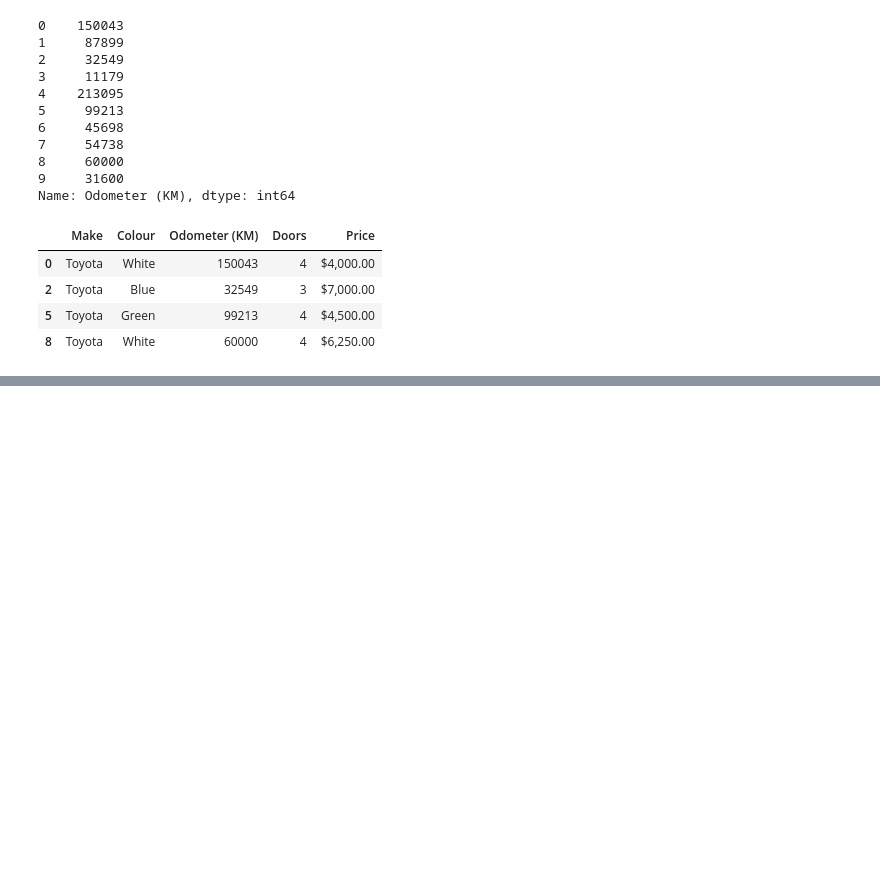
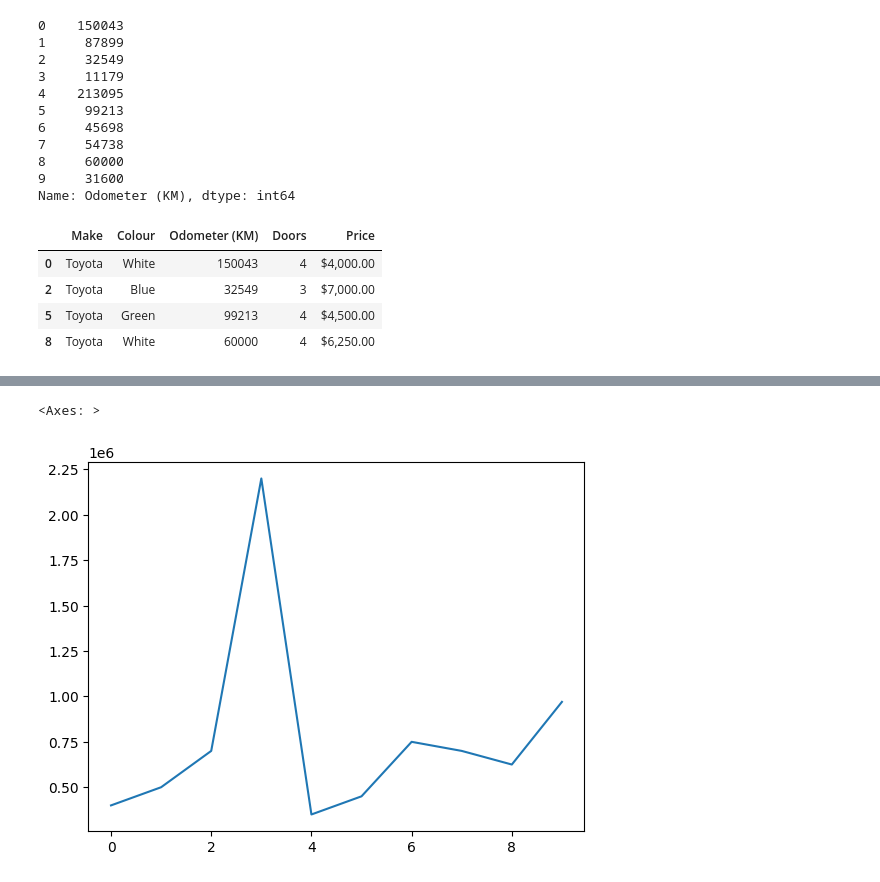
Before and after one commit to necatiiemre/MachineLearningDataScience, a Jupyter notebook: IntroductionPandas/introduction-to-pandas.ipynb, the cells around one changed output, grey strips where cells are left out. Cells and saved outputs as stored; diff of their text form; code cells hidden in the pictures; blank space fills up the shorter version.

```diff
--- a/IntroductionPandas/introduction-to-pandas.ipynb
+++ b/IntroductionPandas/introduction-to-pandas.ipynb
@@ -210,0 +242,6 @@ car_sales[car_sales["Make"] == "Toyota"]
+# %%
+car_sales["Price"] = car_sales["Price"].astype(str).replace('[$,.]', '', regex=True).astype(int)
+car_sales["Price"].plot()
+# %% [output]
+<Axes: >
+[figure, added]
```
Also changed, not shown: parts of 5 cells of this notebook.
